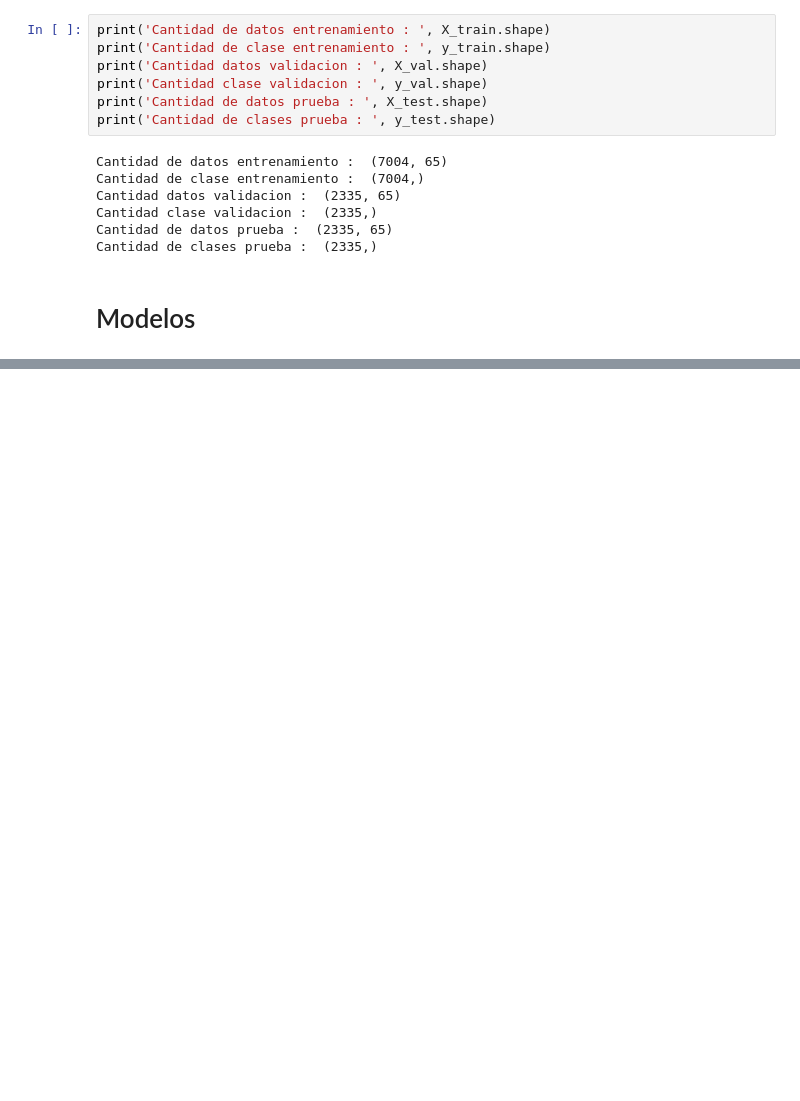
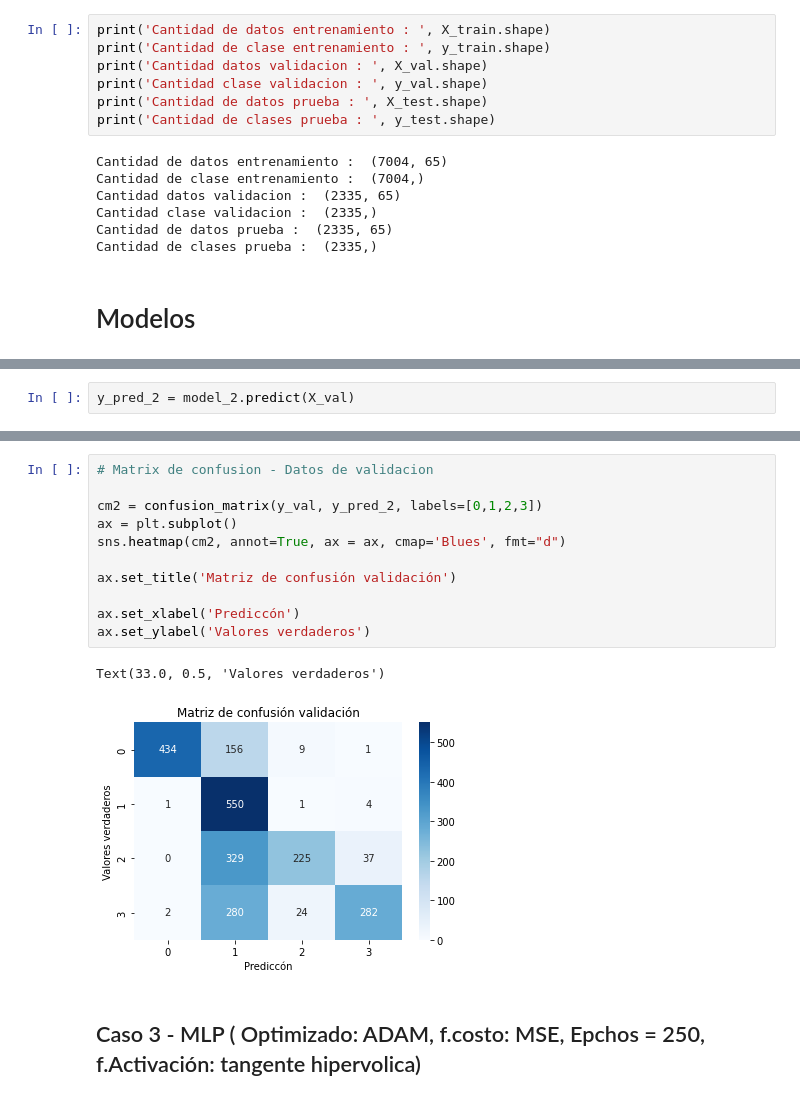
Before and after one commit to jmrmontano/Javeriana_RP_RegresionLineal_Multiple, a Jupyter notebook: datalab/SVM poly.ipynb, the cells around one changed output, grey strips where cells are left out. Saved outputs shown, nothing was run; the diff lists cells and outputs as text; blank space fills up the shorter version.

```diff
--- a/datalab/Codigo1.ipynb
+++ b/datalab/SVM poly.ipynb
@@ -149,0 +324,2 @@ Cantidad de clases prueba :  (2335,)
+# %%
+y_pred_2 = model_2.predict(X_val)
@@ -149,0 +341,16 @@ Cantidad de clases prueba :  (2335,)
+# %%
+# Matrix de confusion - Datos de validacion
+
+cm2 = confusion_matrix(y_val, y_pred_2, labels=[0,1,2,3])
+ax = plt.subplot()
+sns.heatmap(cm2, annot=True, ax = ax, cmap='Blues', fmt="d")
+
+ax.set_title('Matriz de confusión validación')
+
+ax.set_xlabel('Prediccón')
+ax.set_ylabel('Valores verdaderos')
+# %% [output]
+Text(33.0, 0.5, 'Valores verdaderos')
+[figure, added]
+# %% [markdown]
+## Caso 3 - MLP ( Optimizado: ADAM, f.costo: MSE, Epchos = 250, f.Activación: tangente hipervolica)
```
Also changed, not shown: parts of 26 cells of this notebook, 2 other files.
